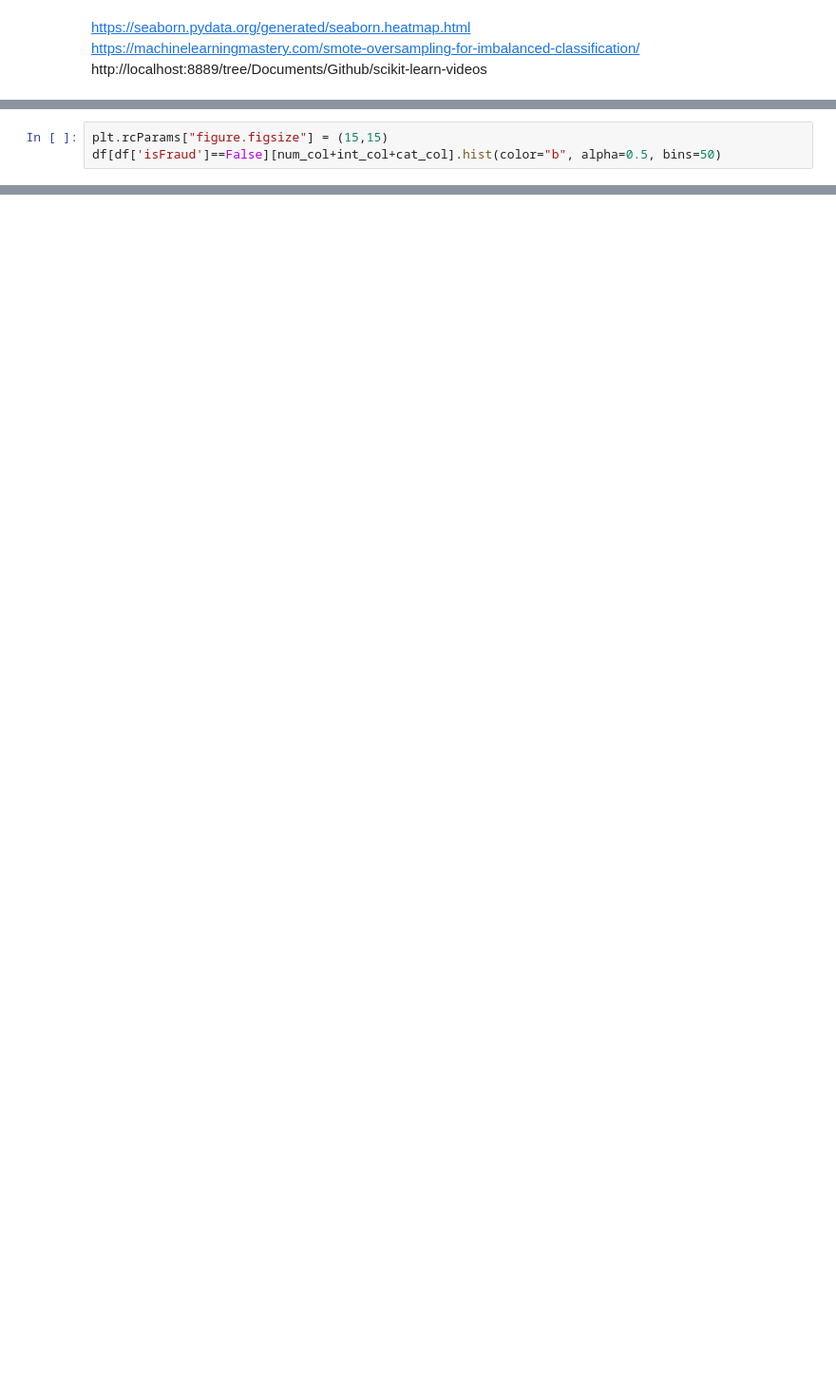
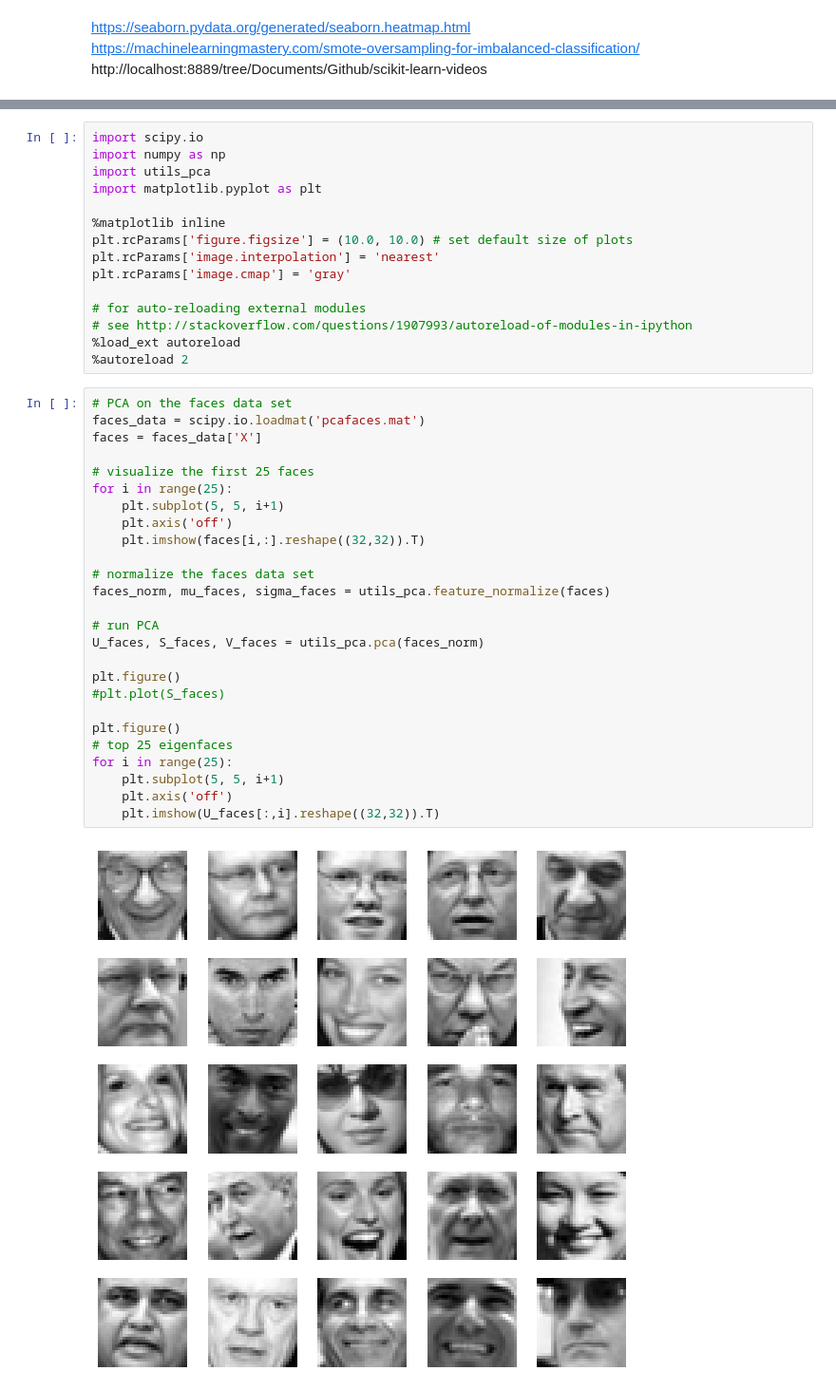
Before and after one commit to ZhuqingZhang0422/ML-for-Chemical-Engineering-Research, a Jupyter notebook: DS_challenge.ipynb, the cells around one changed output, grey strips where cells are left out. Shown at 95% size. Cells and saved outputs as stored; diff of their text form; blank space fills up the shorter version.

```diff
--- a/DS_challenge.ipynb
+++ b/DS_challenge.ipynb
@@ -770,3 +611,0 @@ array([[<AxesSubplot:title={'center':'creditLimit'}>,
-# %%
-plt.rcParams["figure.figsize"] = (15,15)
-df[df['isFraud']==False][num_col+int_col+cat_col].hist(color="b", alpha=0.5, bins=50)
@@ -780,0 +633,43 @@ array([[<AxesSubplot:title={'center':'creditLimit'}>,
+# %%
+import scipy.io
+import numpy as np
+import utils_pca
+import matplotlib.pyplot as plt
+
+%matplotlib inline
+plt.rcParams['figure.figsize'] = (10.0, 10.0) # set default size of plots
+plt.rcParams['image.interpolation'] = 'nearest'
+plt.rcParams['image.cmap'] = 'gray'
+
+# for auto-reloading external modules
+# see http://stackoverflow.com/questions/1907993/autoreload-of-modules-in-ipython
+%load_ext autoreload
+%autoreload 2
+# %%
+# PCA on the faces data set
+faces_data = scipy.io.loadmat('pcafaces.mat')
+faces = faces_data['X']
+
+# visualize the first 25 faces
+for i in range(25):
+    plt.subplot(5, 5, i+1)
+    plt.axis('off')
+    plt.imshow(faces[i,:].reshape((32,32)).T)
+
+# normalize the faces data set
+faces_norm, mu_faces, sigma_faces = utils_pca.feature_normalize(faces)
+
+# run PCA
+U_faces, S_faces, V_faces = utils_pca.pca(faces_norm)
+
+plt.figure()
+#plt.plot(S_faces)
+
+plt.figure()
+# top 25 eigenfaces
+for i in range(25):
+    plt.subplot(5, 5, i+1)
+    plt.axis('off')
+    plt.imshow(U_faces[:,i].reshape((32,32)).T)
+# %% [output]
+[figure, added]
```
Also changed, not shown: parts of 46 cells of this notebook, 1 other file.
